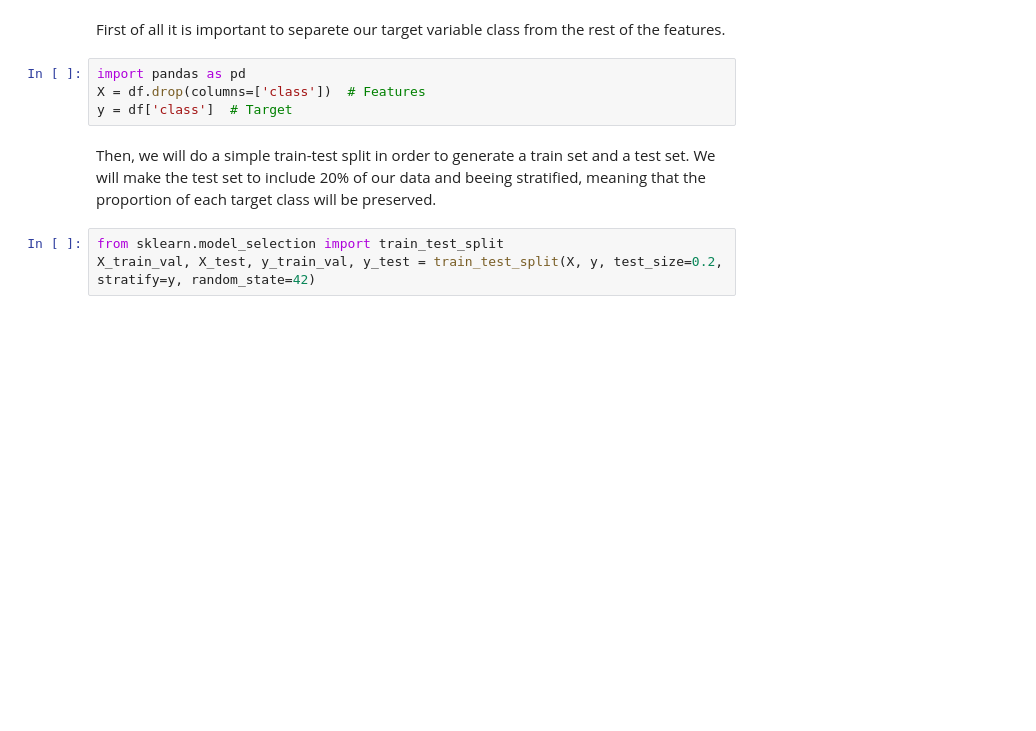
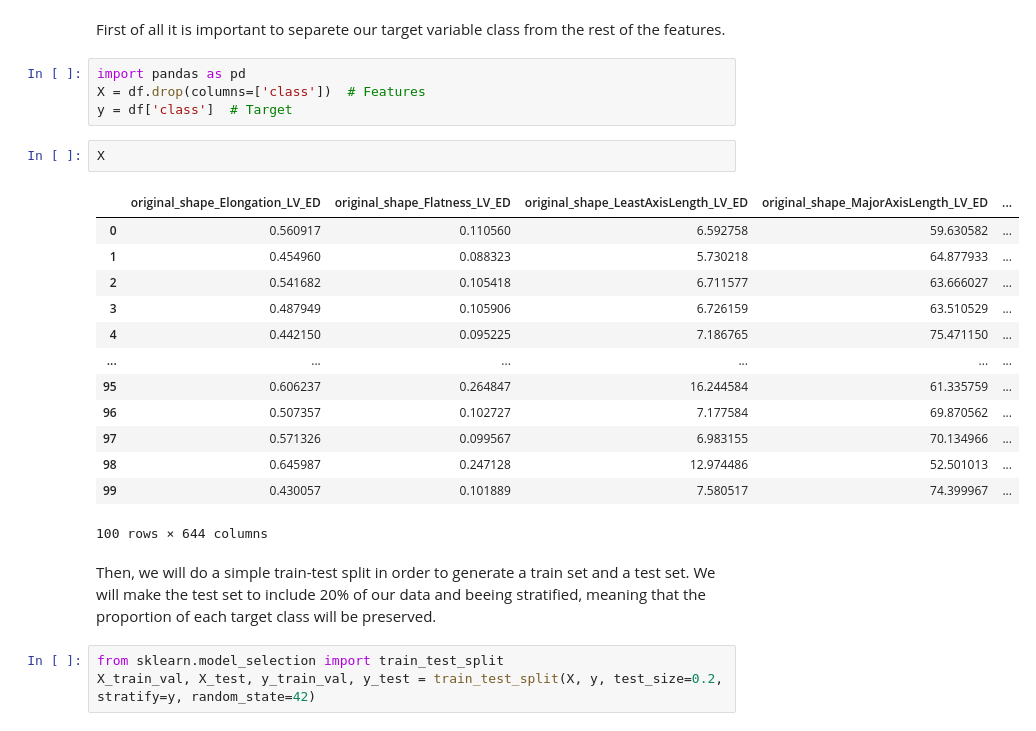
Before and after one commit to marcalvi/ML_Challenge1_G06, a Jupyter notebook: CHALLENGE_1.ipynb, the cells around one changed output. Saved outputs shown, nothing was run; the diff lists cells and outputs as text; blank space fills up the shorter version.

```diff
--- a/CHALLENGE_1.ipynb
+++ b/CHALLENGE_1.ipynb
@@ -553,6 +540,22 @@ First of all it is important to separete our target variable class from the rest
 import pandas as pd
 X = df.drop(columns=['class'])  # Features
 y = df['class']  # Target
+# %%
+X
+# %% [output]
+|  | original_shape_Elongation_LV_ED | original_shape_Flatness_LV_ED | original_shape_LeastAxisLength_LV_ED | original_shape_MajorAxisLength_LV_ED | ... |
+| 0 | 0.560917 | 0.110560 | 6.592758 | 59.630582 | ... |
+| 1 | 0.454960 | 0.088323 | 5.730218 | 64.877933 | ... |
+| 2 | 0.541682 | 0.105418 | 6.711577 | 63.666027 | ... |
+| 3 | 0.487949 | 0.105906 | 6.726159 | 63.510529 | ... |
+| 4 | 0.442150 | 0.095225 | 7.186765 | 75.471150 | ... |
+| ... | ... | ... | ... | ... | ... |
+| 95 | 0.606237 | 0.264847 | 16.244584 | 61.335759 | ... |
+| 96 | 0.507357 | 0.102727 | 7.177584 | 69.870562 | ... |
+| 97 | 0.571326 | 0.099567 | 6.983155 | 70.134966 | ... |
+| 98 | 0.645987 | 0.247128 | 12.974486 | 52.501013 | ... |
+| 99 | 0.430057 | 0.101889 | 7.580517 | 74.399967 | ... |
+100 rows × 644 columns
 # %% [markdown]
 Then, we will do a simple train-test split in order to generate a train set and a test set. We will make the test set to include 20% of our data and beeing stratified, meaning that the proportion of each target class will be preserved.
 # %%
```
Also changed, not shown: parts of 17 cells of this notebook, 1 other file.
